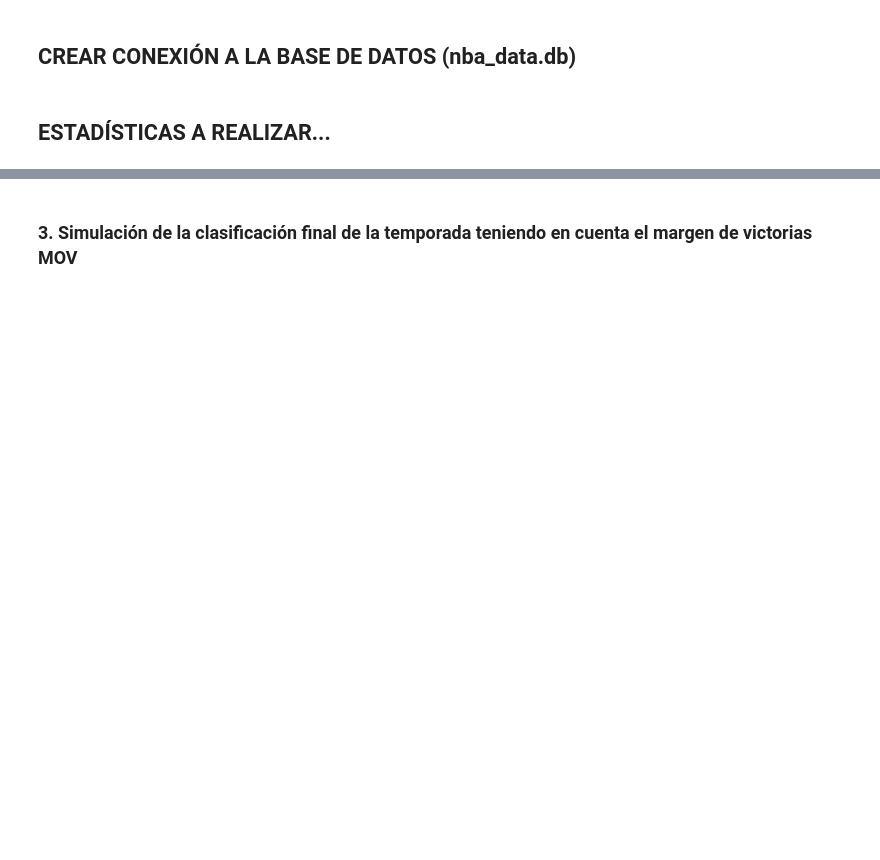
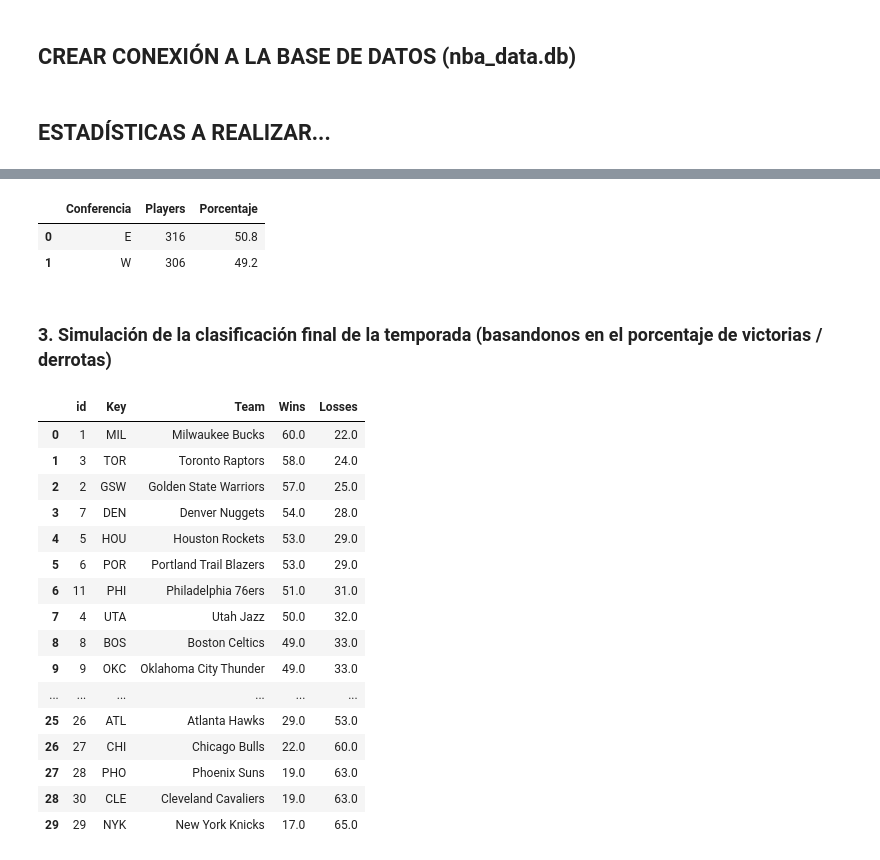
Before and after one commit to mapecode/nba-datawarehouse, a Jupyter notebook: Study.ipynb, the cells around one changed output, grey strips where cells are left out. Cells and saved outputs as stored; diff of their text form; code cells hidden in the pictures; blank space fills up the shorter version.

```diff
--- a/Study.ipynb
+++ b/Study.ipynb
@@ -43,2 +43,32 @@ players_byTeams
+# %%
+query = 'SELECT Conference, SUM(Players) AS Players, ROUND(SUM(Players)/6.22, 2) AS Porcentaje FROM NUM_PT GROUP BY Conferencia;'
+playersConf_df = pd.read_sql(query, connection)
+playersConf_df
+# %% [output]
+|  | Conferencia | Players | Porcentaje |
+| 0 | E | 316 | 50.8 |
+| 1 | W | 306 | 49.2 |
 # %% [markdown]
-### 3. Simulación de la clasificación final de la temporada teniendo en cuenta el margen de victorias MOV
+### 3. Simulación de la clasificación final de la temporada (basandonos en  el porcentaje de victorias / derrotas)
+# %%
+query = 'SELECT id, Key, Team,  W AS Wins, L AS Losses FROM TEAMS ORDER BY W/L DESC;'
+teamsQualy_df = pd.read_sql(query, connection)
+teamsQualy_df
+# %% [output]
+|  | id | Key | Team | Wins | Losses |
+| 0 | 1 | MIL | Milwaukee Bucks | 60.0 | 22.0 |
+| 1 | 3 | TOR | Toronto Raptors | 58.0 | 24.0 |
+| 2 | 2 | GSW | Golden State Warriors | 57.0 | 25.0 |
+| 3 | 7 | DEN | Denver Nuggets | 54.0 | 28.0 |
+| 4 | 5 | HOU | Houston Rockets | 53.0 | 29.0 |
+| 5 | 6 | POR | Portland Trail Blazers | 53.0 | 29.0 |
+| 6 | 11 | PHI | Philadelphia 76ers | 51.0 | 31.0 |
+| 7 | 4 | UTA | Utah Jazz | 50.0 | 32.0 |
+| 8 | 8 | BOS | Boston Celtics | 49.0 | 33.0 |
+| 9 | 9 | OKC | Oklahoma City Thunder | 49.0 | 33.0 |
+| ... | ... | ... | ... | ... | ... |
+| 25 | 26 | ATL | Atlanta Hawks | 29.0 | 53.0 |
+| 26 | 27 | CHI | Chicago Bulls | 22.0 | 60.0 |
+| 27 | 28 | PHO | Phoenix Suns | 19.0 | 63.0 |
+| 28 | 30 | CLE | Cleveland Cavaliers | 19.0 | 63.0 |
+| 29 | 29 | NYK | New York Knicks | 17.0 | 65.0 |
```
Also changed, not shown: parts of 3 cells of this notebook.
